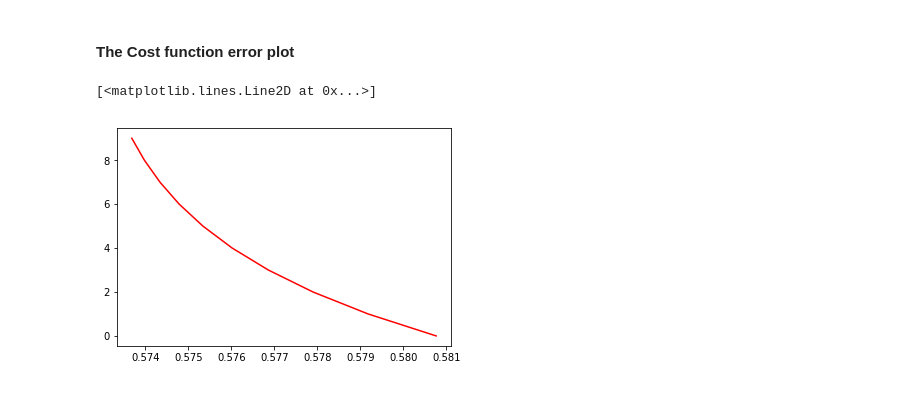
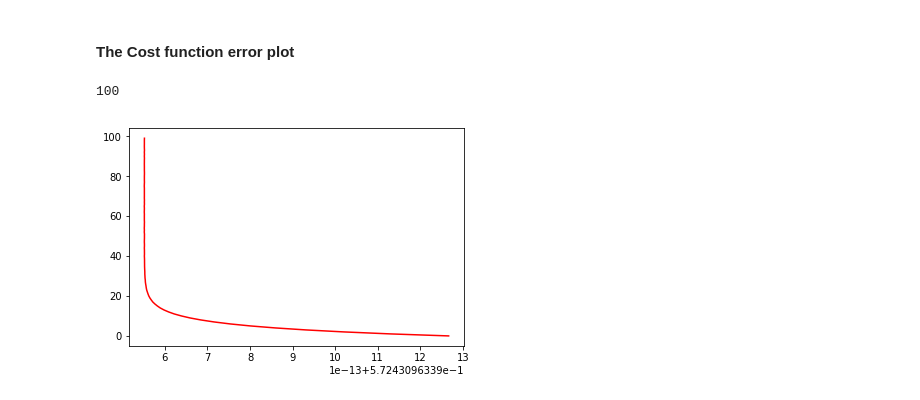
Before and after one commit to andela-wcyn/nse-ke-prediction, a Jupyter notebook: nse-prediction-grad-descent.ipynb, the cells around one changed output. Saved outputs shown, nothing was run; the diff lists cells and outputs as text; code cells hidden in the pictures.

Commit message:
[Chore] Fix epoch argument error on main function

```diff
--- a/nse-prediction-grad-descent.ipynb
+++ b/nse-prediction-grad-descent.ipynb
@@ -201,7 +201,7 @@ The stopping condition? After 1000 epochs
 def gradient_descent_runner(x_values, y_values, m, c, learning_rate, epoch=1000):
     errors = []
     m_c_values = [(m,c)]
-    for i in range(10):
+    for i in range(epoch):
 
         # Calculate y predictions using the initial m and c values for the equation
         y_predictions = calculate_y_predictions(m, c, x_values)
@@ -220,6 +220,6 @@ def gradient_descent_runner(x_values, y_values, m, c, learning_rate, epoch=1000)
 
     return m, c, errors
 
-m, c, errors = gradient_descent_runner(X.flatten(), y, m, c, learning_rate, 10000)
+m, c, errors = gradient_descent_runner(X.flatten(), y, m, c, learning_rate, 100)
 print "M: ", m, "\nC: ", c
 # %% [output]
@@ -253,6 +253,7 @@ plt.plot(X, m*X + c, 'g-')
 #### The Cost function error plot
 # %%
 plt.plot(errors, range(0, len(errors)), 'r-')
+len(errors)
 # %% [output]
-[<matplotlib.lines.Line2D at 0x...>]
+100
-[figure, old version]
+[figure, new version]
```
Also changed, not shown: parts of 2 cells of this notebook.
